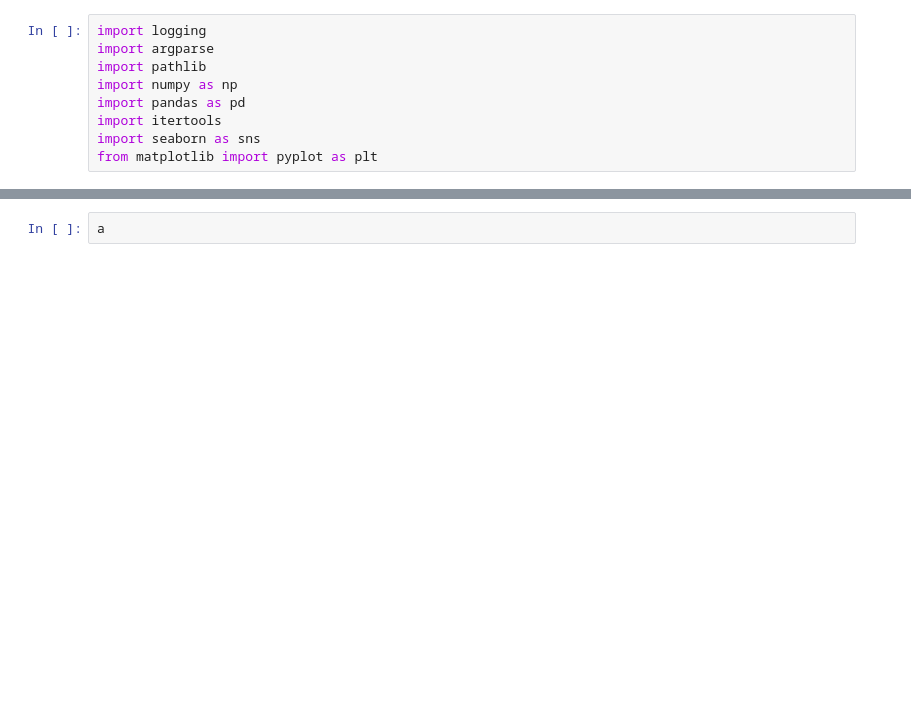
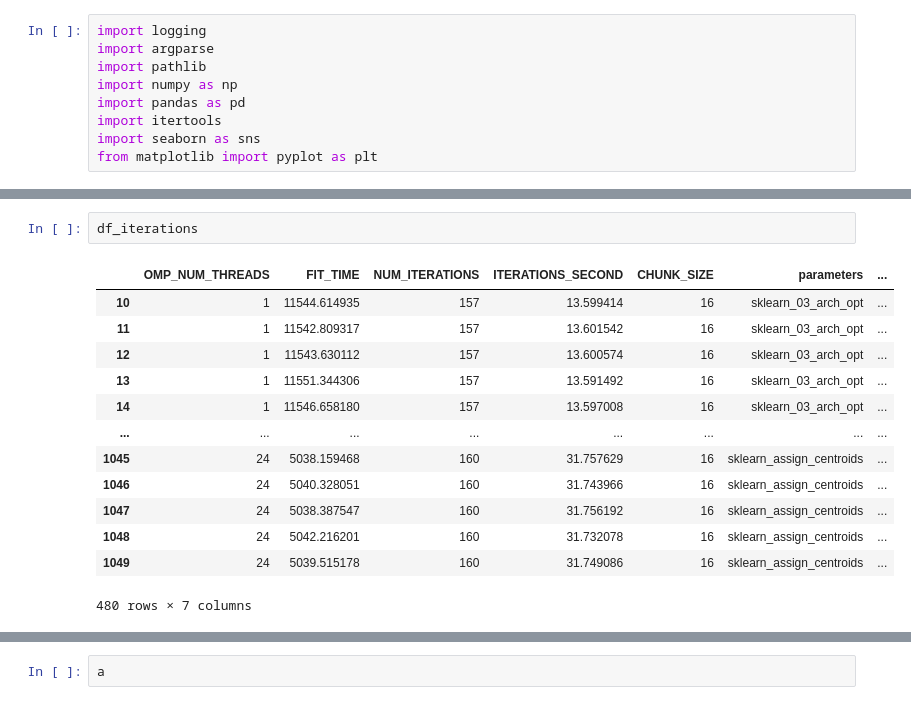
Before and after one commit to HPC24/scikit-learn, a Jupyter notebook: src/test.ipynb, the cells around one changed output, grey strips where cells are left out. Drawn from its saved outputs; the diff is of its cells as text; blank space fills up the shorter version.

```diff
--- a/src/test.ipynb
+++ b/src/test.ipynb
@@ -310 +312,17 @@ Directory /home/joshua/Projects/HPC_Project/scikit-learn/src/Visualization alrea
+# %%
+df_iterations
+# %% [output]
+|  | OMP_NUM_THREADS | FIT_TIME | NUM_ITERATIONS | ITERATIONS_SECOND | CHUNK_SIZE | parameters | ... |
+| 10 | 1 | 11544.614935 | 157 | 13.599414 | 16 | sklearn_03_arch_opt | ... |
+| 11 | 1 | 11542.809317 | 157 | 13.601542 | 16 | sklearn_03_arch_opt | ... |
+| 12 | 1 | 11543.630112 | 157 | 13.600574 | 16 | sklearn_03_arch_opt | ... |
+| 13 | 1 | 11551.344306 | 157 | 13.591492 | 16 | sklearn_03_arch_opt | ... |
+| 14 | 1 | 11546.658180 | 157 | 13.597008 | 16 | sklearn_03_arch_opt | ... |
+| ... | ... | ... | ... | ... | ... | ... | ... |
+| 1045 | 24 | 5038.159468 | 160 | 31.757629 | 16 | sklearn_assign_centroids | ... |
+| 1046 | 24 | 5040.328051 | 160 | 31.743966 | 16 | sklearn_assign_centroids | ... |
+| 1047 | 24 | 5038.387547 | 160 | 31.756192 | 16 | sklearn_assign_centroids | ... |
+| 1048 | 24 | 5042.216201 | 160 | 31.732078 | 16 | sklearn_assign_centroids | ... |
+| 1049 | 24 | 5039.515178 | 160 | 31.749086 | 16 | sklearn_assign_centroids | ... |
+480 rows × 7 columns
 # %%
```
Also changed, not shown: parts of 3 cells of this notebook, 1 other file.
